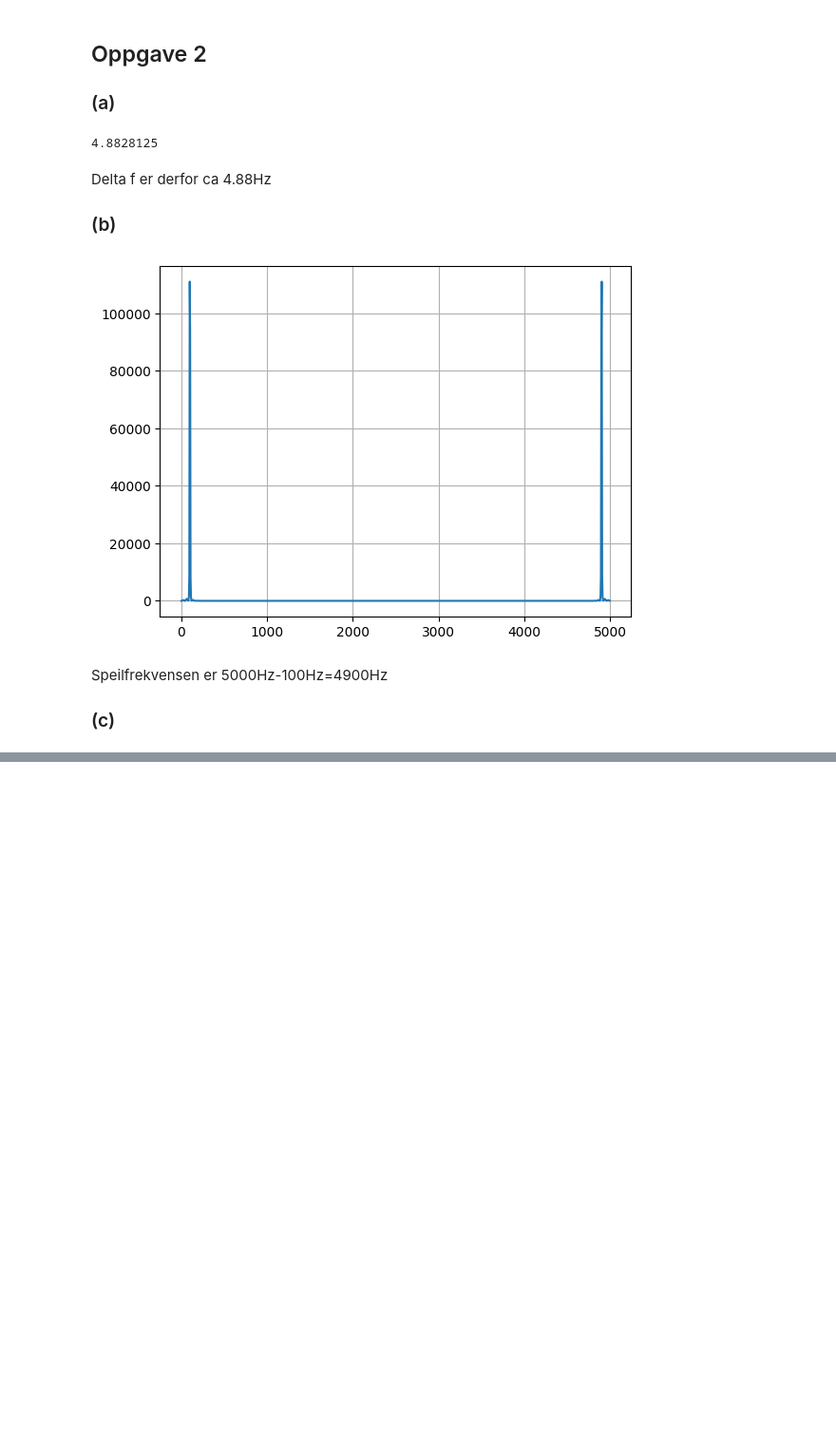
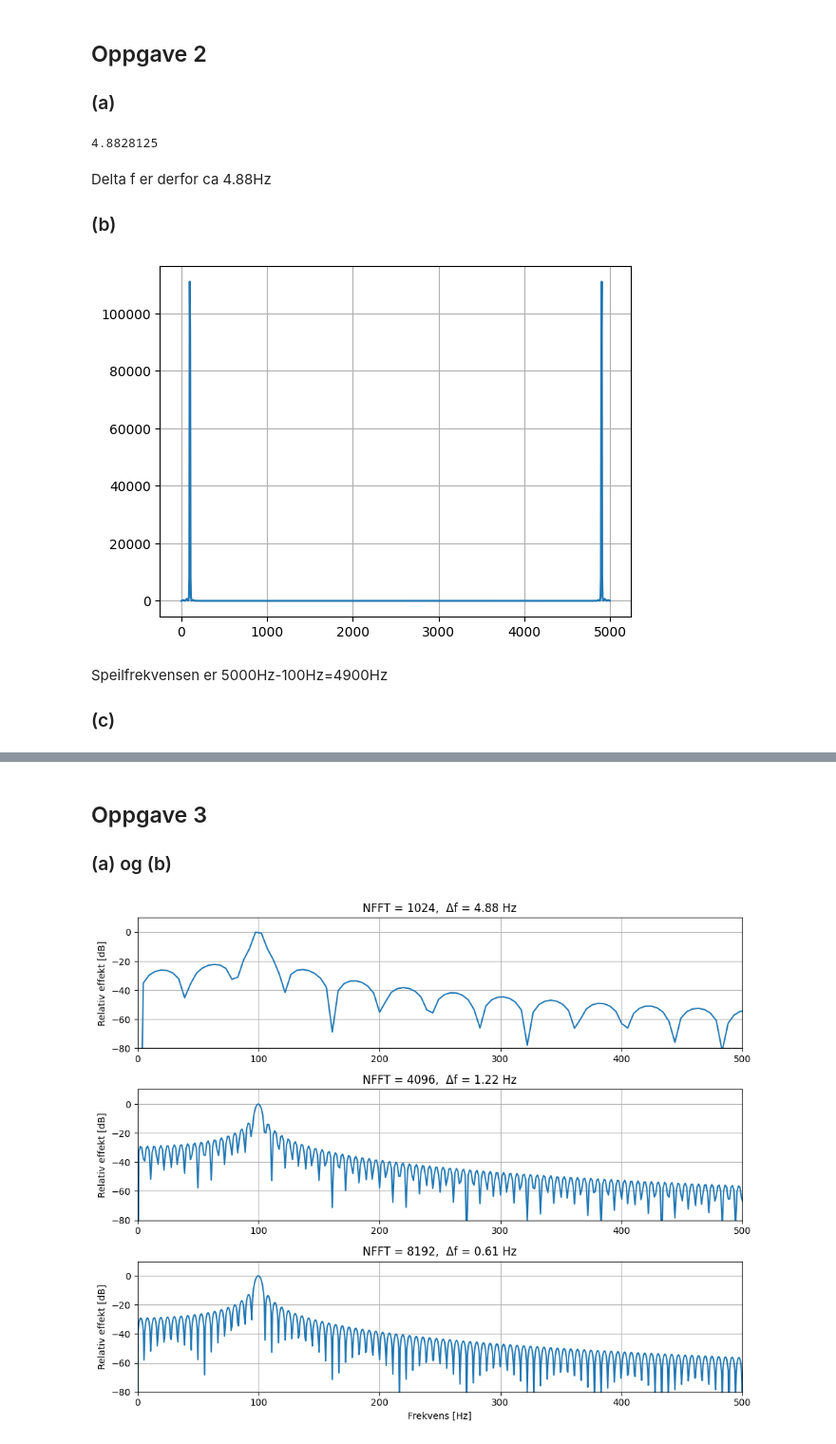
Before and after one commit to lisrad1513/TTT4280, a Jupyter notebook: Øvinger/Øving2/Lisa_sin_versjon.ipynb, the cells around one changed output, grey strips where cells are left out. Shown at 95% size. Saved outputs shown, nothing was run; the diff lists cells and outputs as text; code cells hidden in the pictures; blank space fills up the shorter version.

```diff
--- a/Øvinger/Øving2/Lisa_sin_versjon.ipynb
+++ b/Øvinger/Øving2/Lisa_sin_versjon.ipynb
@@ -49,0 +77,66 @@ Speilfrekvensen er 5000Hz-100Hz=4900Hz
+# %% [markdown]
+## Oppgave 3
+
+### (a) og (b)
+# %%
+A = 1.0
+f0 = 100.0
+dt = 0.2e-3
+fs = 1/dt
+N = 900
+
+t = np.arange(N) * dt
+x = A * np.sin(2*np.pi*f0*t)
+
+NFFT1 = 1024
+X1 = np.fft.fft(x, NFFT1)
+f1 = np.arange(NFFT1) * fs / NFFT1
+
+X1_db = 20*np.log10(np.abs(X1))
+X1_db -= np.max(X1_db)
+
+NFFT2 = 4096
+X2 = np.fft.fft(x, NFFT2)
+f2 = np.arange(NFFT2) * fs / NFFT2
+
+X2_db = 20*np.log10(np.abs(X2))
+X2_db -= np.max(X2_db)
+
+NFFT3 = 8192
+X3 = np.fft.fft(x, NFFT3)
+f3 = np.arange(NFFT3) * fs / NFFT3
+
+X3_db = 20*np.log10(np.abs(X3))
+X3_db -= np.max(X3_db)
+
+plt.figure(figsize=(10, 8))
+
+plt.subplot(3, 1, 1)
+plt.plot(f1, X1_db)
+plt.grid(True)
+plt.title(f"NFFT = 1024,  Δf = {fs/NFFT1:.2f} Hz")
+plt.ylabel("Relativ effekt [dB]")
+plt.ylim([-80, 10])
+plt.xlim([0, 500])
+
+plt.subplot(3, 1, 2)
+plt.plot(f2, X2_db)
+plt.grid(True)
+plt.title(f"NFFT = 4096,  Δf = {fs/NFFT2:.2f} Hz")
+plt.ylabel("Relativ effekt [dB]")
+plt.ylim([-80, 10])
+plt.xlim([0, 500])
+
+plt.subplot(3, 1, 3)
+plt.plot(f3, X3_db)
+plt.grid(True)
+plt.title(f"NFFT = 8192,  Δf = {fs/NFFT3:.2f} Hz")
+plt.xlabel("Frekvens [Hz]")
+plt.ylabel("Relativ effekt [dB]")
+plt.ylim([-80, 10])
+plt.xlim([0, 500])
+
+plt.tight_layout()
+plt.show()
+# %% [output]
+[figure, added]
```
Also changed, not shown: parts of 8 cells of this notebook.
